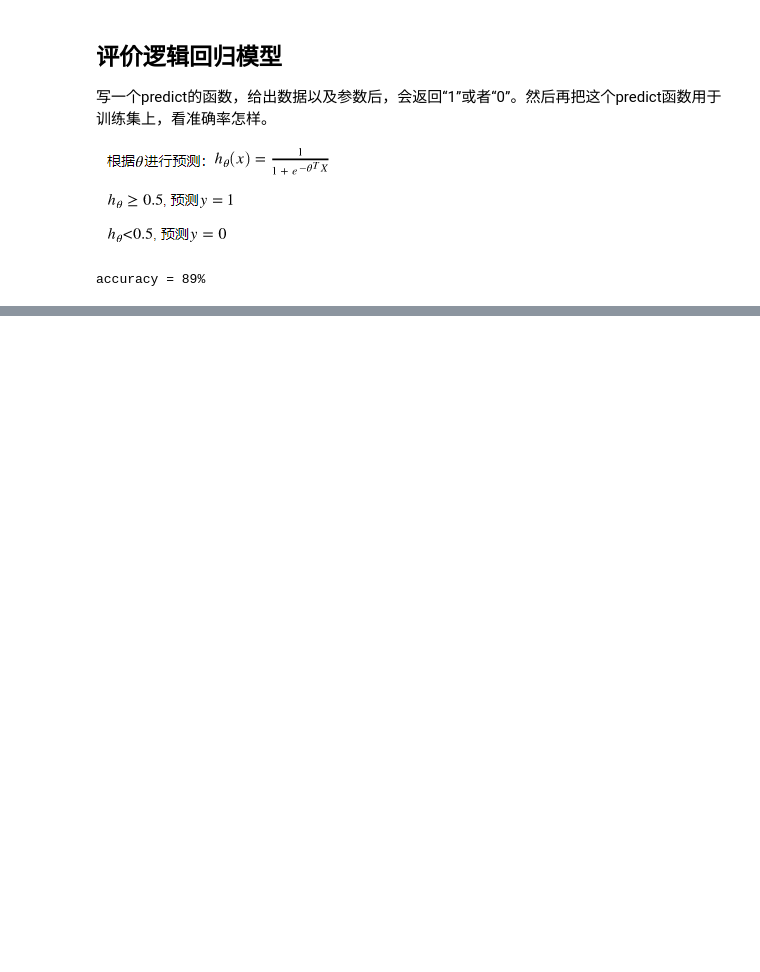
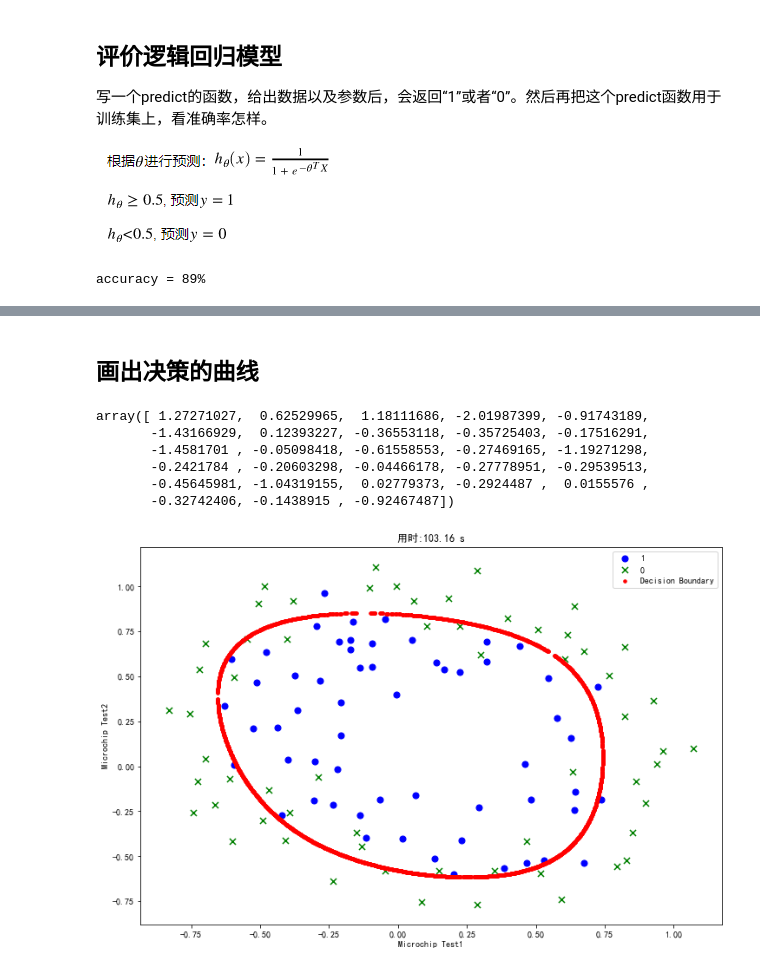
Before and after one commit to Pokoai/Andrew-NG-Machine-Learning, a Jupyter notebook: ex2-Logistic Regression/ex2-Logistic Regression.ipynb, the cells around one changed output, grey strips where cells are left out. Saved outputs shown, nothing was run; the diff lists cells and outputs as text; code cells hidden in the pictures; blank space fills up the shorter version.

```diff
--- a/ex2-Logistic Regression/ex2-Logistic Regression.ipynb
+++ b/ex2-Logistic Regression/ex2-Logistic Regression.ipynb
@@ -190,0 +312,4 @@ accuracy = 89%
+# %%
+X2 = feature_mapping(x1, x2, power=6, as_ndarray=True)
+y2 = np.array(data2.iloc[:, -1:])
+theta2 = np.zeros(X2.shape[1])
@@ -190,0 +355,3 @@ accuracy = 89%
+# %%
+lambdaRate = 1
+gradientReg(theta2, X2, y2, lambdaRate)
@@ -190,0 +399,2 @@ accuracy = 89%
+# %% [markdown]
+## 画出决策的曲线
@@ -190,0 +422,9 @@ accuracy = 89%
+# %%
+find_theta(power=6, lambdaRate=1)
+# %% [output]
+array([ 1.27271027,  0.62529965,  1.18111686, -2.01987399, -0.91743189,
+       -1.43166929,  0.12393227, -0.36553118, -0.35725403, -0.17516291,
+       -1.4581701 , -0.05098418, -0.61558553, -0.27469165, -1.19271298,
+       -0.2421784 , -0.20603298, -0.04466178, -0.27778951, -0.29539513,
+       -0.45645981, -1.04319155,  0.02779373, -0.2924487 ,  0.0155576 ,
+       -0.32742406, -0.1438915 , -0.92467487])
@@ -190,0 +445,39 @@ accuracy = 89%
+# %%
+# 画决策边界
+def draw_boundary(power, lambdaRate):
+    density = 2000
+    threshhold = 2 * 10**(-3)
+
+    theta = find_theta(power, lambdaRate)
+    x, y = find_decision_boundary(density, power, theta, threshhold)
+
+    df = pd.read_csv(path, header=None, names=['test1', 'test2', 'labels'])
+    pos = df.loc[data2['labels']==1]
+    neg = df.loc[data2['labels']==0]
+
+    plt.rcParams['font.family'] = 'SimHei'
+    plt.rcParams['axes.unicode_minus'] = 'False'
+
+    plt.figure(figsize=(12, 8))
+    plt.scatter(pos.test1, pos.test2, s=50, c='b', marker='o', label='1')
+    plt.scatter(neg.test1, neg.test2, s=50, c='g', marker='x', label='0')
+    plt.scatter(x, y, s=50, c='r', marker='.', label='Decision Boundary')
+
+    plt.xlabel('Microchip Test1')
+    plt.ylabel('Microchip Test2')
+
+    plt.xlabel('Microchip Test1')
+    plt.ylabel('Microchip Test2')
+
+    end = time.perf_counter()
+    runtime = round(end-start, 2)
+    plt.title('用时:' + str(runtime) + ' s')
+
+    plt.legend(loc=0)
+
+    plt.show()
+# %%
+start = time.perf_counter()
+draw_boundary(power=6, lambdaRate=1)
+# %% [output]
+[figure, added]
```
Also changed, not shown: parts of 49 cells of this notebook, 5 other files.
